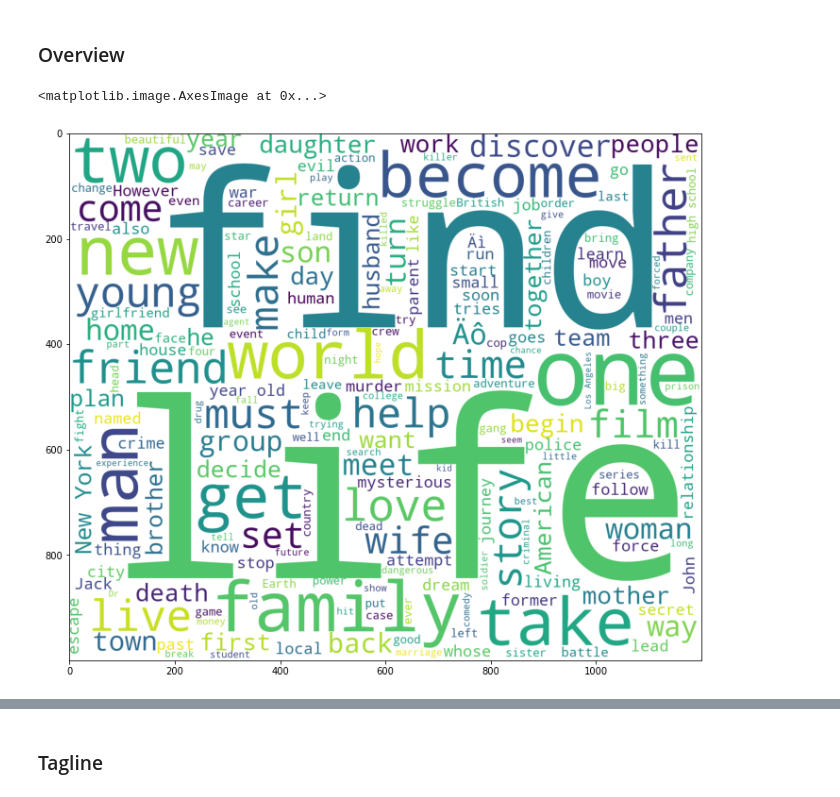
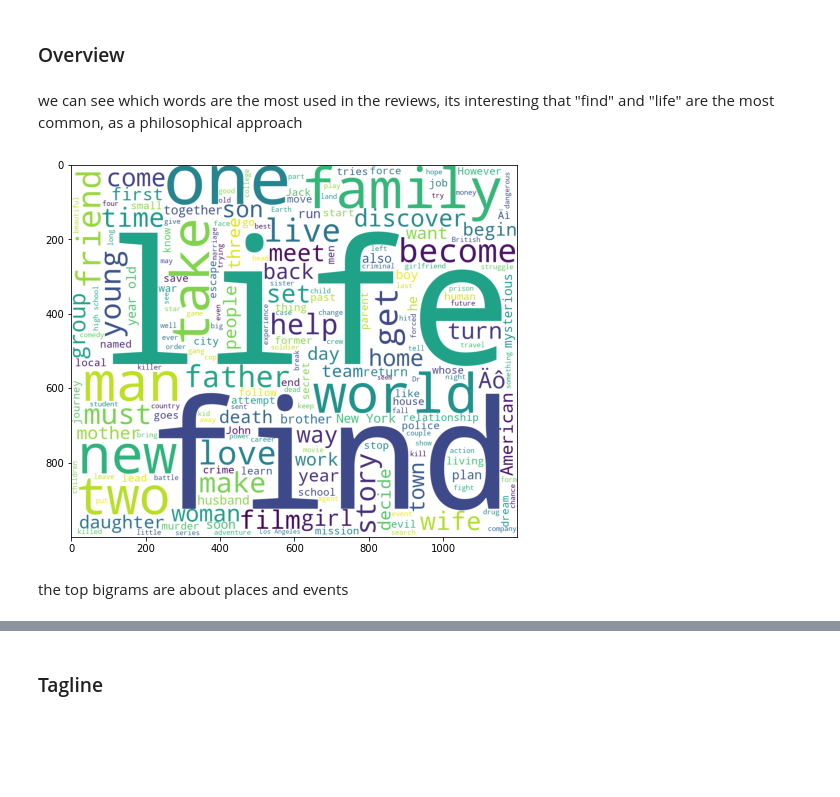
Before and after one commit to d0bando/Personal-Projects, a Jupyter notebook: Box_Office_Competition.ipynb, the cells around one changed output, grey strips where cells are left out. Saved outputs shown, nothing was run; the diff lists cells and outputs as text; code cells hidden in the pictures; blank space fills up the shorter version.

```diff
--- a/Box_Office_Competition.ipynb
+++ b/Box_Office_Competition.ipynb
@@ -2018,0 +2027,6 @@ train[nlp_cols].head(1)
+# %%
+from wordcloud import WordCloud
+import nltk
+nltk.download('stopwords')
+from nltk.corpus import stopwords
+stopwords = stopwords.words('english')
@@ -2019,16 +2045,14 @@ train[nlp_cols].head(1)
 # %% [markdown]
 ### Overview
+# %% [markdown]
+we can see which words are the most used in the reviews, its interesting that "find" and "life" are the most common, as a philosophical approach
 # %%
-from wordcloud import WordCloud
-import nltk
-from nltk.corpus import stopwords
-stopw=stopwords.words('english')
+over_text = " ".join(train.overview.fillna(""))
 
-text = " ".join(train.overview.fillna(""))
-
-fig, ax = plt.subplots(figsize = (12, 12))
-wc = WordCloud(max_font_size=None, background_color='white', width=1200, height=1000,stopwords=stopw).generate(text)
-plt.imshow(wc)
+fig = plt.figure(figsize = (8, 8))
+wc = WordCloud(max_font_size=None, background_color='white', width=1200, height=1000,stopwords=stopwords).generate(over_text)
+plt.imshow(wc);
 # %% [output]
-<matplotlib.image.AxesImage at 0x...>
-[figure, old version]
+[figure, new version]
+# %% [markdown]
+the top bigrams are about places and events
```
Also changed, not shown: parts of 61 cells of this notebook.
